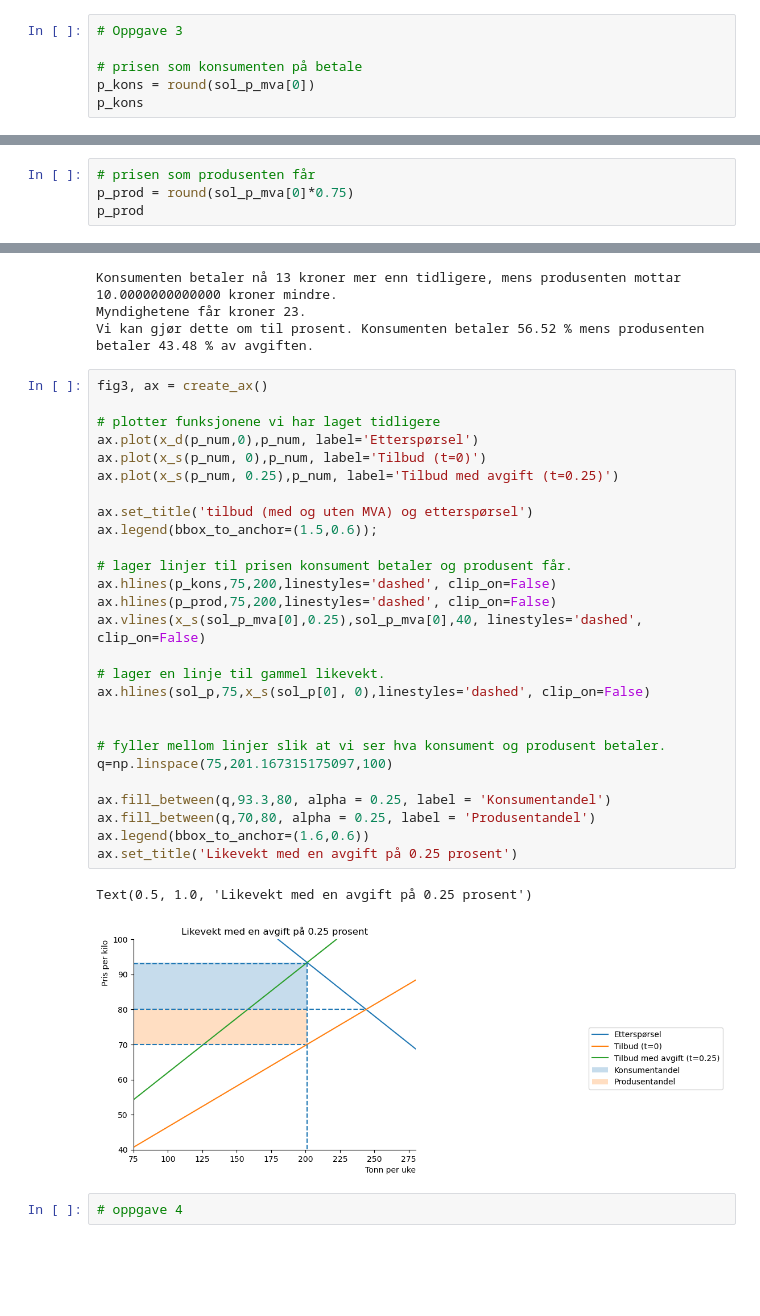
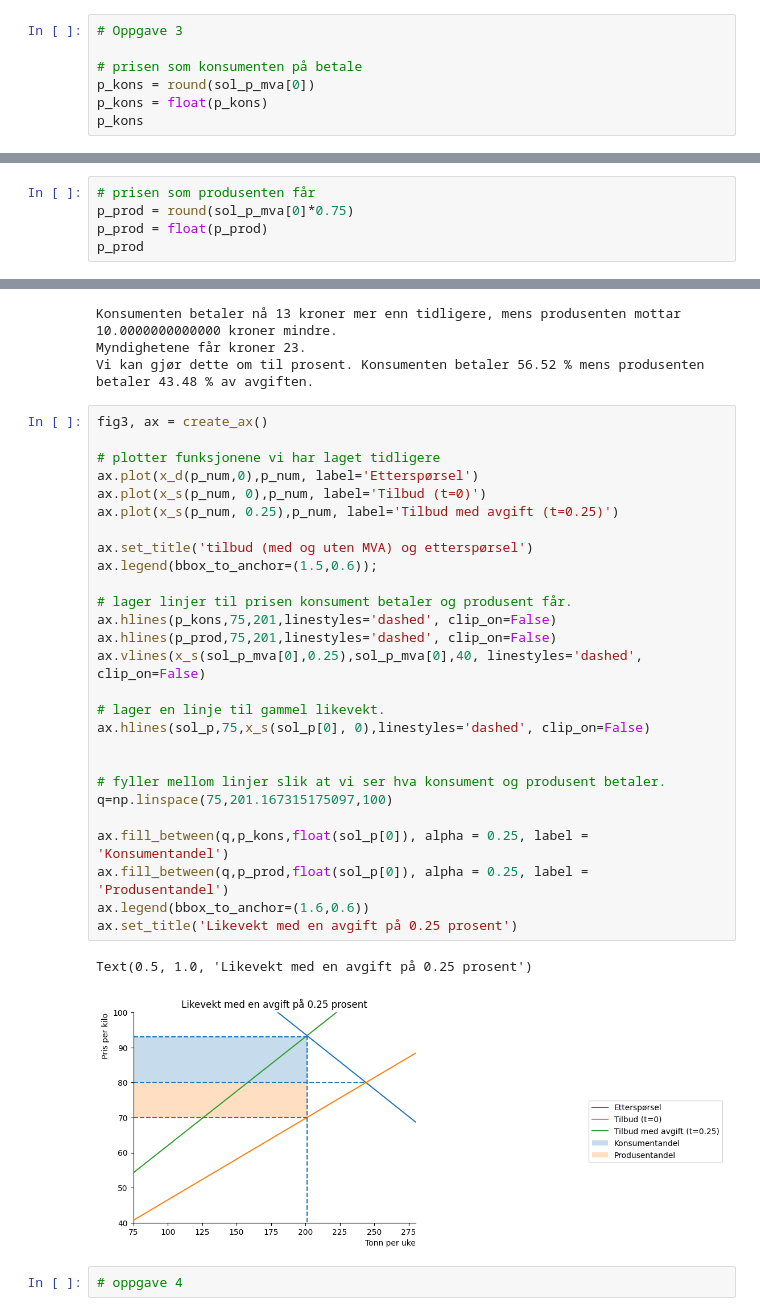
Before and after one commit to loopdiggaz/SOK-1006, a Jupyter notebook: arbeidskrav/arbeidskrav2.ipynb, the cells around one changed output, grey strips where cells are left out. Drawn from its saved outputs; the diff is of its cells as text; blank space fills up the shorter version.

```diff
--- a/arbeidskrav/arbeidskrav2.ipynb
+++ b/arbeidskrav/arbeidskrav2.ipynb
@@ -138,5 +137,6 @@ $\displaystyle 93.3852140077821$
 
 # prisen som konsumenten på betale
 p_kons = round(sol_p_mva[0])
+p_kons = float(p_kons)
 p_kons
 # %% [output]
@@ -144,5 +144,6 @@ $\displaystyle 93$
 # %%
 # prisen som produsenten får
 p_prod = round(sol_p_mva[0]*0.75)
+p_prod = float(p_prod)
 p_prod
 # %% [output]
@@ -159,32 +160,32 @@ Vi kan gjør dette om til prosent. Konsumenten betaler 56.52 % mens produsenten
 # %%
 fig3, ax = create_ax()
 
 # plotter funksjonene vi har laget tidligere
 ax.plot(x_d(p_num,0),p_num, label='Etterspørsel')
 ax.plot(x_s(p_num, 0),p_num, label='Tilbud (t=0)')
 ax.plot(x_s(p_num, 0.25),p_num, label='Tilbud med avgift (t=0.25)')
 
 ax.set_title('tilbud (med og uten MVA) og etterspørsel')
 ax.legend(bbox_to_anchor=(1.5,0.6));
 
 # lager linjer til prisen konsument betaler og produsent får.
-ax.hlines(p_kons,75,200,linestyles='dashed', clip_on=False)
-ax.hlines(p_prod,75,200,linestyles='dashed', clip_on=False)
+ax.hlines(p_kons,75,201,linestyles='dashed', clip_on=False)
+ax.hlines(p_prod,75,201,linestyles='dashed', clip_on=False)
 ax.vlines(x_s(sol_p_mva[0],0.25),sol_p_mva[0],40, linestyles='dashed', clip_on=False)
 
 # lager en linje til gammel likevekt.
 ax.hlines(sol_p,75,x_s(sol_p[0], 0),linestyles='dashed', clip_on=False)
 
 
 # fyller mellom linjer slik at vi ser hva konsument og produsent betaler.
 q=np.linspace(75,201.167315175097,100)
 
-ax.fill_between(q,93.3,80, alpha = 0.25, label = 'Konsumentandel')
-ax.fill_between(q,70,80, alpha = 0.25, label = 'Produsentandel')
+ax.fill_between(q,p_kons,float(sol_p[0]), alpha = 0.25, label = 'Konsumentandel')
+ax.fill_between(q,p_prod,float(sol_p[0]), alpha = 0.25, label = 'Produsentandel')
 ax.legend(bbox_to_anchor=(1.6,0.6))
 ax.set_title('Likevekt med en avgift på 0.25 prosent')
 # %% [output]
 Text(0.5, 1.0, 'Likevekt med en avgift på 0.25 prosent')
-[figure, old version]
+[figure, new version]
 # %%
 # oppgave 4
```
Also changed, not shown: parts of 3 cells of this notebook.
